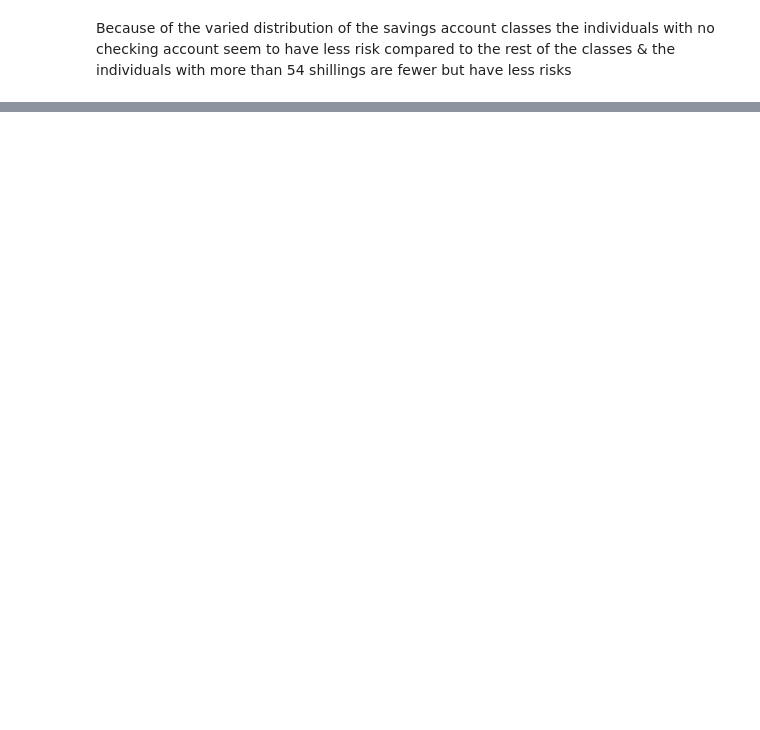
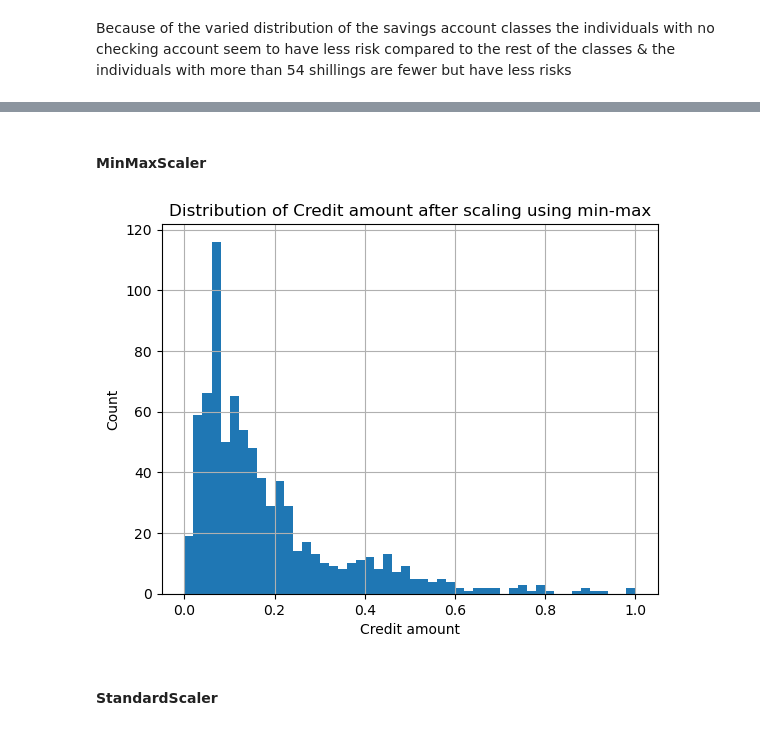
Before and after one commit to mwisechacha/Credit-Risk-Modelling, a Jupyter notebook: credit_risk.ipynb, the cells around one changed output, grey strips where cells are left out. Cells and saved outputs as stored; diff of their text form; code cells hidden in the pictures; blank space fills up the shorter version.

```diff
--- a/credit_risk.ipynb
+++ b/credit_risk.ipynb
@@ -206,0 +253,16 @@ plt.show()
+# %% [markdown]
+#### MinMaxScaler
+# %%
+credit_amount = credit_visualization["Credit amount"].copy()
+credit_amount_scaled = (credit_amount - credit_amount.min())/(credit_amount.max() - credit_amount.min())
+# %%
+credit_amount_scaled.hist(bins=50)
+plt.title("Distribution of Credit amount after scaling using min-max")
+plt.xlabel("Credit amount")
+plt.ylabel("Count")
+plt.xticks(rotation=0)
+plt.show()
+# %% [output]
+[figure, added]
+# %% [markdown]
+#### StandardScaler
```
Also changed, not shown: parts of 21 cells of this notebook.
